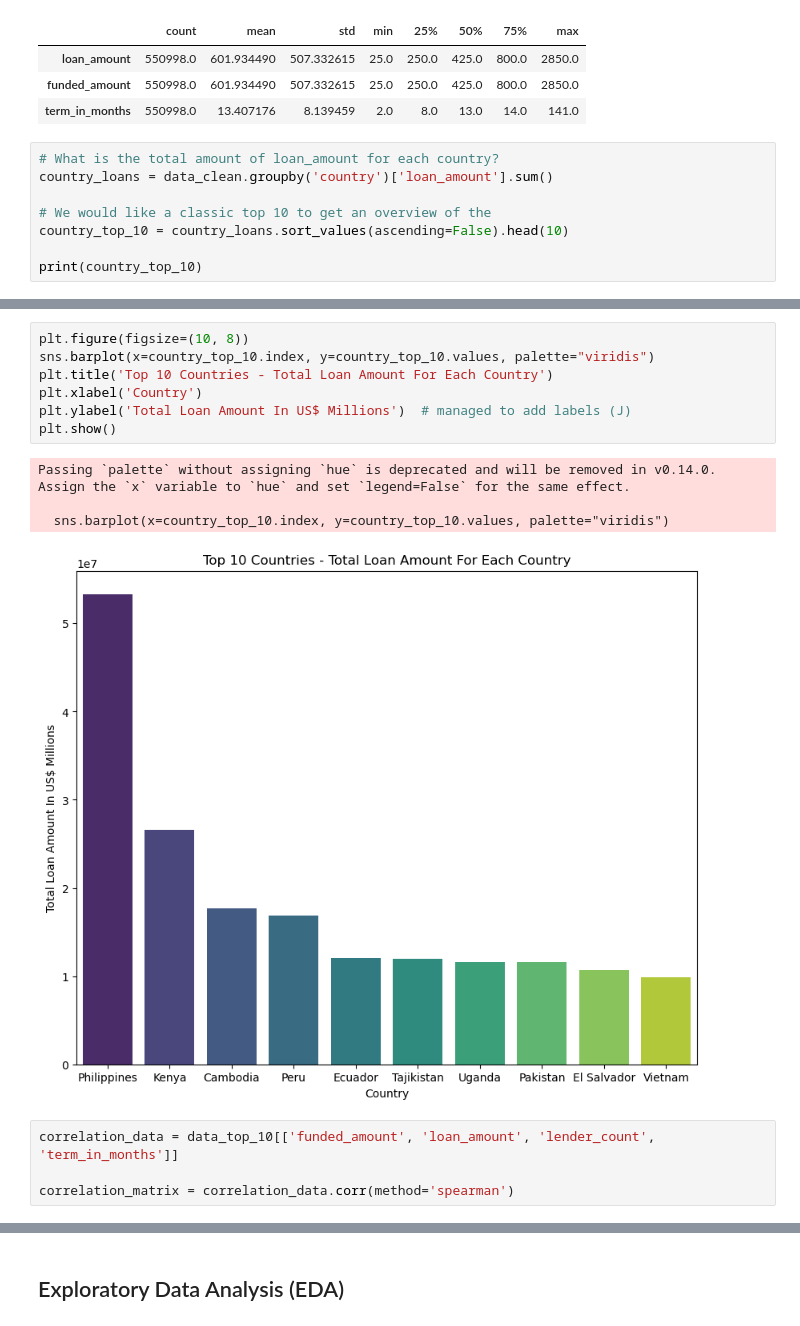
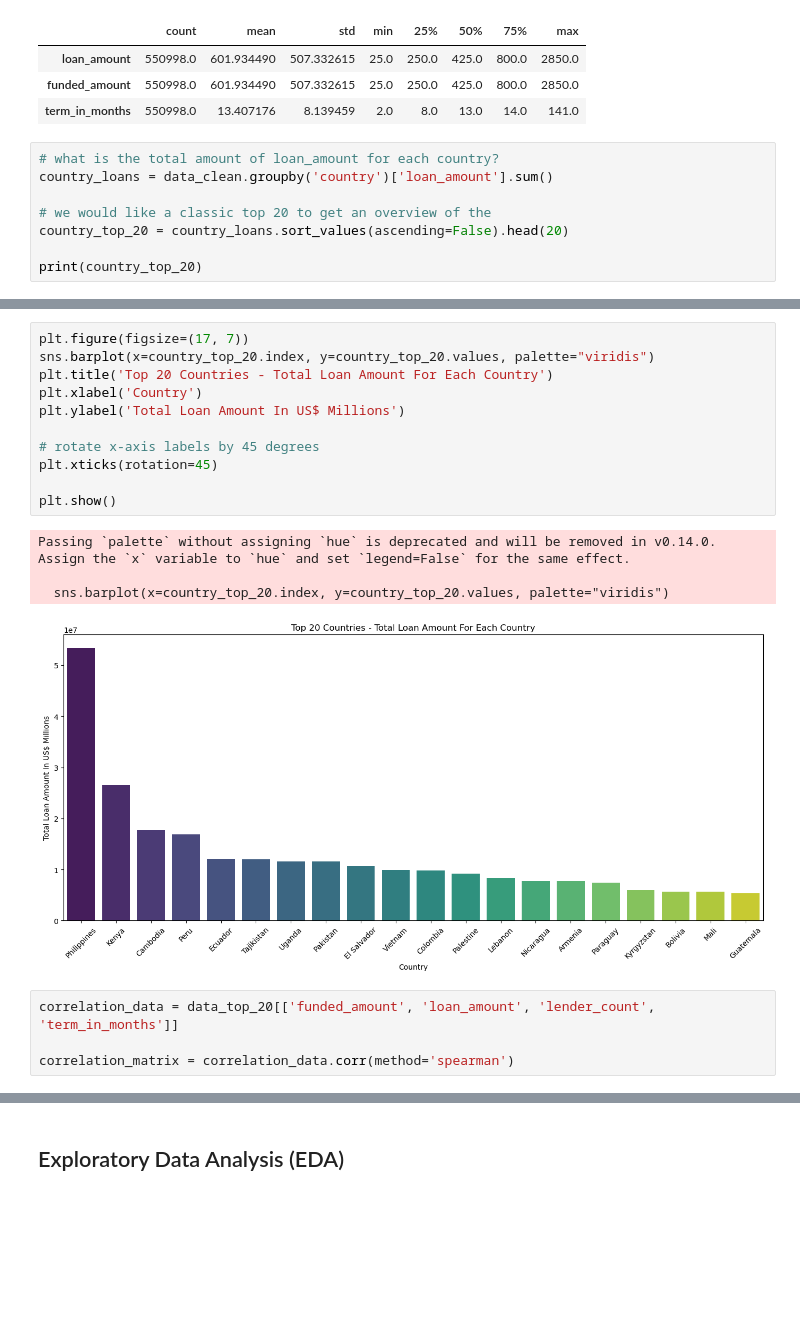
Before and after one commit to JAdamHub/M1-Exam-Submission, a Jupyter notebook: M1-Exam_Data_Exploration.ipynb, the cells around one changed output, grey strips where cells are left out. Drawn from its saved outputs; the diff is of its cells as text; blank space fills up the shorter version.

```diff
--- a/M1-Exam_Data_Exploration.ipynb
+++ b/M1-Exam_Data_Exploration.ipynb
@@ -309,13 +312,13 @@ data_clean[['loan_amount', 'funded_amount', 'term_in_months']].describe().T
 | funded_amount | 550998.0 | 601.934490 | 507.332615 | 25.0 | 250.0 | 425.0 | 800.0 | 2850.0 |
 | term_in_months | 550998.0 | 13.407176 | 8.139459 | 2.0 | 8.0 | 13.0 | 14.0 | 141.0 |
 # %%
-# What is the total amount of loan_amount for each country?
+# what is the total amount of loan_amount for each country?
 country_loans = data_clean.groupby('country')['loan_amount'].sum()
 
-# We would like a classic top 10 to get an overview of the
-country_top_10 = country_loans.sort_values(ascending=False).head(10)
+# we would like a classic top 20 to get an overview of the
+country_top_20 = country_loans.sort_values(ascending=False).head(20)
 
-print(country_top_10)
+print(country_top_20)
 # %% [output]
 country
 Philippines    53296250.0
@@ -355,17 +363,21 @@ memory usage: 59.5+ MB
 # %%
-plt.figure(figsize=(10, 8))
-sns.barplot(x=country_top_10.index, y=country_top_10.values, palette="viridis")
-plt.title('Top 10 Countries - Total Loan Amount For Each Country')
+plt.figure(figsize=(17, 7))
+sns.barplot(x=country_top_20.index, y=country_top_20.values, palette="viridis")
+plt.title('Top 20 Countries - Total Loan Amount For Each Country')
 plt.xlabel('Country')
-plt.ylabel('Total Loan Amount In US$ Millions')  # managed to add labels (J)
+plt.ylabel('Total Loan Amount In US$ Millions')
+
+# rotate x-axis labels by 45 degrees
+plt.xticks(rotation=45)
+
 plt.show()
 # %% [output]
 Passing `palette` without assigning `hue` is deprecated and will be removed in v0.14.0. Assign the `x` variable to `hue` and set `legend=False` for the same effect.
 
-  sns.barplot(x=country_top_10.index, y=country_top_10.values, palette="viridis")
+  sns.barplot(x=country_top_20.index, y=country_top_20.values, palette="viridis")
-[figure, old version]
+[figure, new version]
 # %%
-correlation_data = data_top_10[['funded_amount', 'loan_amount', 'lender_count', 'term_in_months']]
+correlation_data = data_top_20[['funded_amount', 'loan_amount', 'lender_count', 'term_in_months']]
 
 correlation_matrix = correlation_data.corr(method='spearman')
 # %%
```
Also changed, not shown: parts of 10 cells of this notebook, 1 other file.
